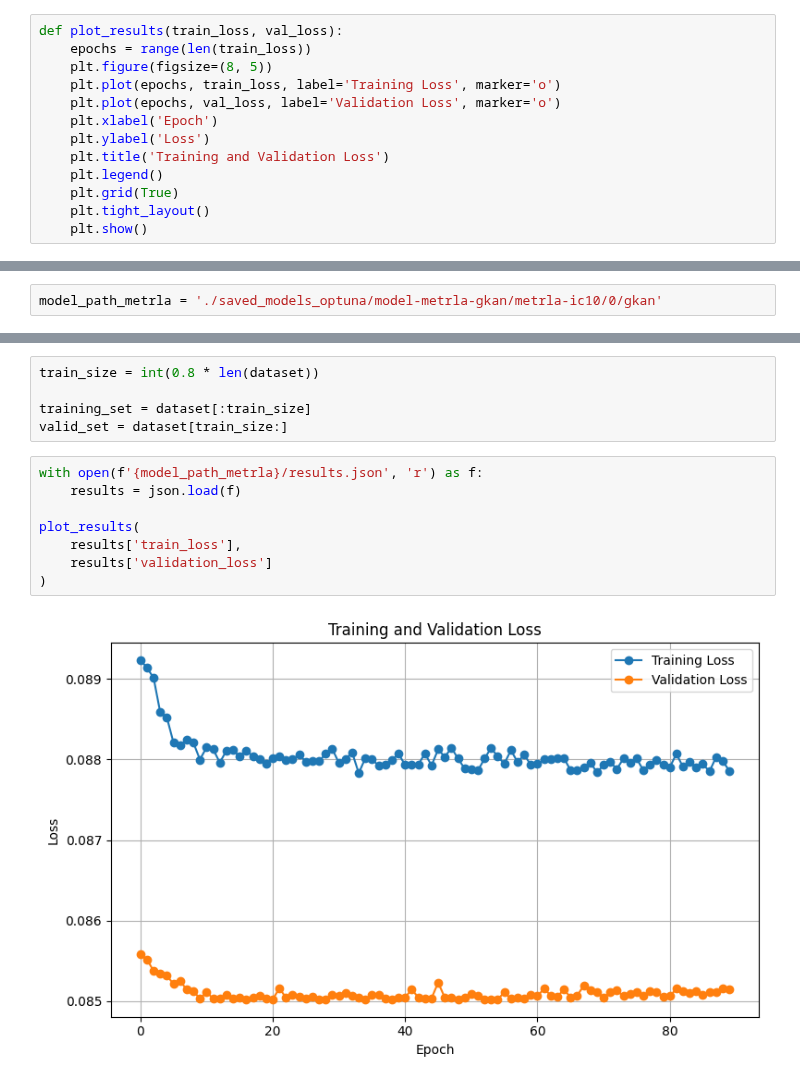
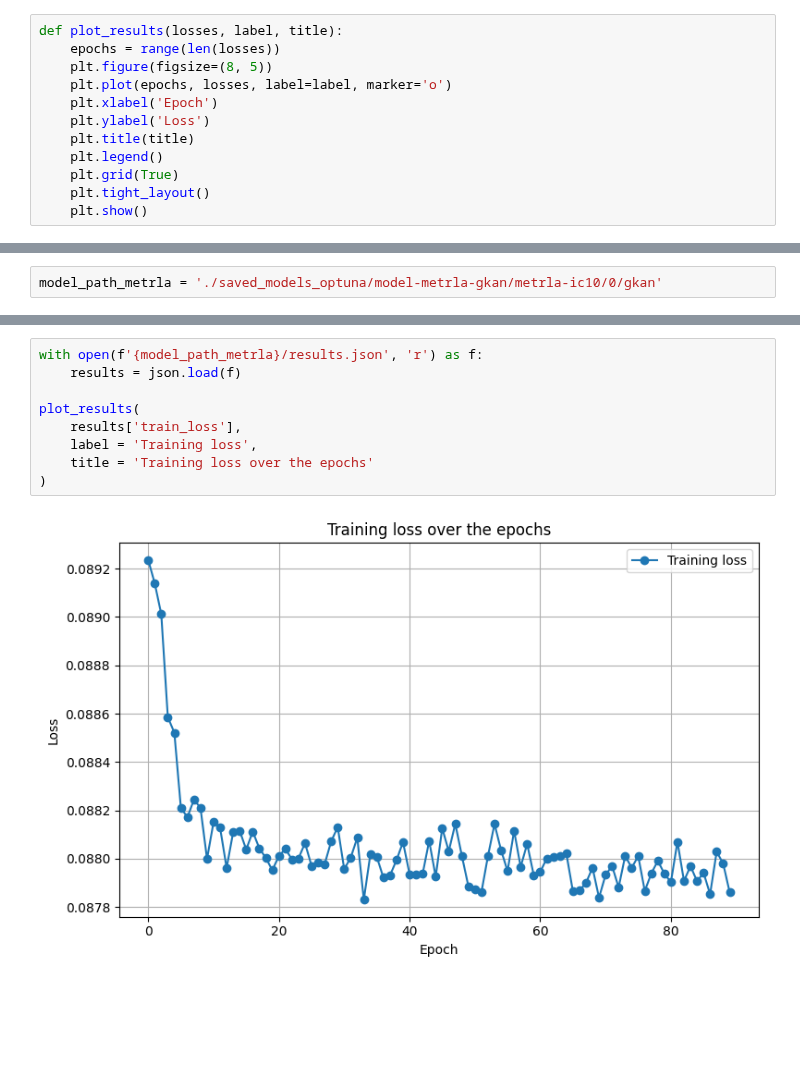
Before and after one commit to riccardocappi/Kan-for-Interpretable-Graph-Dynamics, a Jupyter notebook: post_processing.ipynb, the cells around one changed output, grey strips where cells are left out. Drawn from its saved outputs; the diff is of its cells as text; blank space fills up the shorter version.

```diff
--- a/post_processing.ipynb
+++ b/post_processing.ipynb
@@ -206,12 +249,11 @@ dataset = TrafficData(
 # %%
-def plot_results(train_loss, val_loss):
-    epochs = range(len(train_loss))
+def plot_results(losses, label, title):
+    epochs = range(len(losses))
     plt.figure(figsize=(8, 5))
-    plt.plot(epochs, train_loss, label='Training Loss', marker='o')
-    plt.plot(epochs, val_loss, label='Validation Loss', marker='o')
+    plt.plot(epochs, losses, label=label, marker='o')
     plt.xlabel('Epoch')
     plt.ylabel('Loss')
-    plt.title('Training and Validation Loss')
+    plt.title(title)
     plt.legend()
     plt.grid(True)
     plt.tight_layout()
@@ -342,15 +355,11 @@ best_model = build_model_from_file(
-# %%
-train_size = int(0.8 * len(dataset))
-
-training_set = dataset[:train_size]
-valid_set = dataset[train_size:]
 # %%
 with open(f'{model_path_metrla}/results.json', 'r') as f:
     results = json.load(f)
 
 plot_results(
     results['train_loss'],
-    results['validation_loss']
+    label = 'Training loss',
+    title = 'Training loss over the epochs'
 )
 # %% [output]
-[figure, old version]
+[figure, new version]
```
Also changed, not shown: parts of 48 cells of this notebook, 6 other files.
